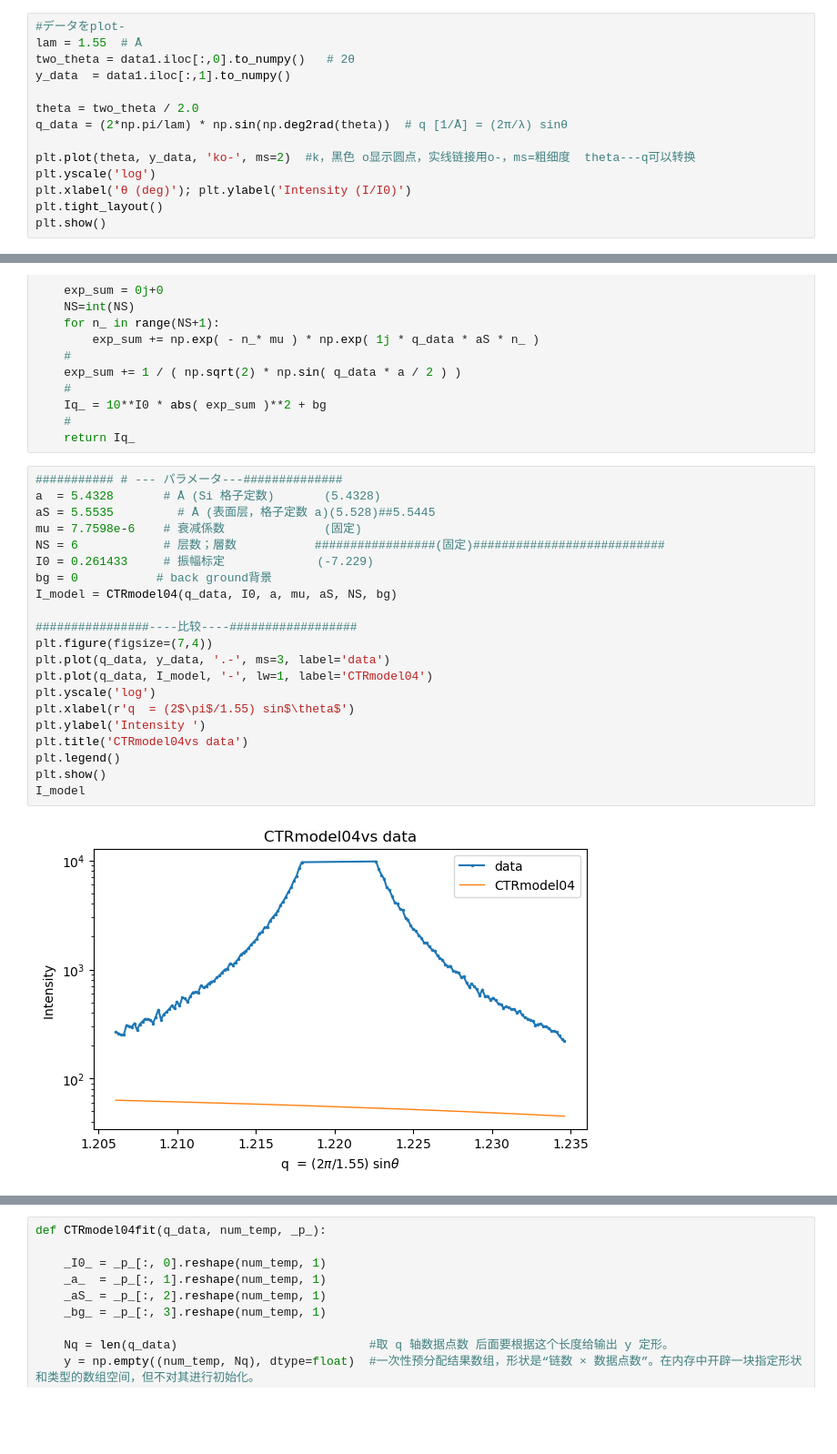
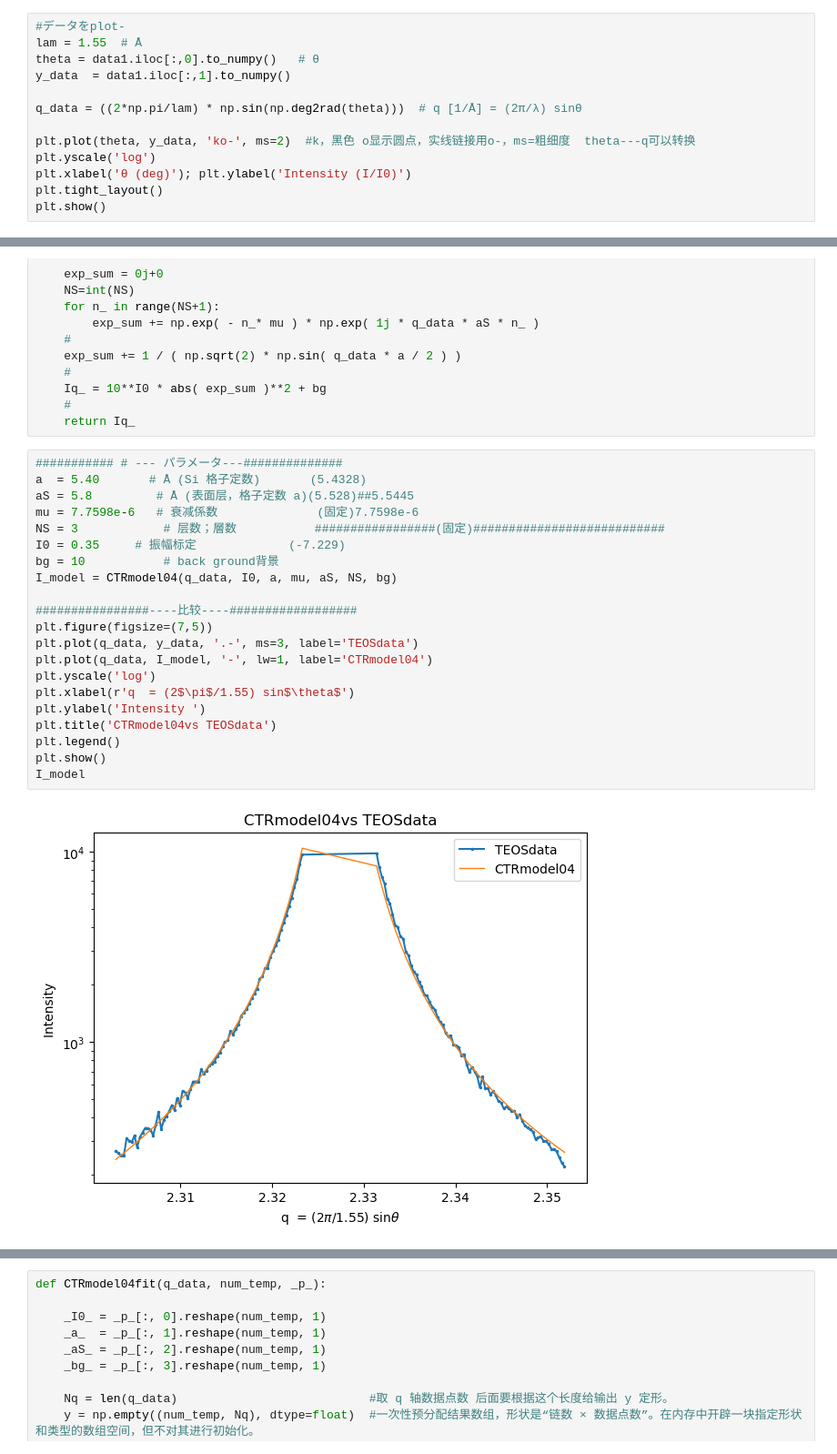
Before and after one commit to dzxdw-png/Abayesfit_Ding, a Jupyter notebook: PyFit_Ding_ns06_TEOSv01.ipynb, the cells around one changed output, grey strips where cells are left out. Shown at 91% size. Saved outputs shown, nothing was run; the diff lists cells and outputs as text; blank space fills up the shorter version.

```diff
--- a/PyFit_Ding_ns06_TEOSv01.ipynb
+++ b/PyFit_Ding_ns06_TEOSv01.ipynb
@@ -35,11 +35,10 @@ data1
 # %%
 #データをplot-
 lam = 1.55  # Å
-two_theta = data1.iloc[:,0].to_numpy()   # 2θ
+theta = data1.iloc[:,0].to_numpy()   # θ
 y_data  = data1.iloc[:,1].to_numpy()
 
-theta = two_theta / 2.0
-q_data = (2*np.pi/lam) * np.sin(np.deg2rad(theta))  # q [1/Å] = (2π/λ) sinθ
+q_data = ((2*np.pi/lam) * np.sin(np.deg2rad(theta)))  # q [1/Å] = (2π/λ) sinθ
 
 plt.plot(theta, y_data, 'ko-', ms=2)  #k，黑色 o显示圆点，实线链接用o-，ms=粗细度  theta---q可以转换
 plt.yscale('log')
@@ -101,24 +100,24 @@ def CTRmodel04( q_data, I0, a, mu, aS, NS ,bg):
     return Iq_
 # %%
 ########### # --- パラメータ---##############
-a  = 5.4328       # Å (Si 格子定数)       (5.4328)
-aS = 5.5535         # Å (表面层，格子定数 a)(5.528)##5.5445
-mu = 7.7598e-6    # 衰减係数              (固定)
-NS = 6            # 层数；層数           #################(固定)###########################
-I0 = 0.261433     # 振幅标定             (-7.229)
-bg = 0           # back ground背景
+a  = 5.40       # Å (Si 格子定数)       (5.4328)
+aS = 5.8         # Å (表面层，格子定数 a)(5.528)##5.5445
+mu = 7.7598e-6   # 衰减係数              (固定)7.7598e-6
+NS = 3            # 层数；層数           #################(固定)###########################
+I0 = 0.35     # 振幅标定             (-7.229)
+bg = 10           # back ground背景
 I_model = CTRmodel04(q_data, I0, a, mu, aS, NS, bg)
 
 ################----比较----##################
-plt.figure(figsize=(7,4))
-plt.plot(q_data, y_data, '.-', ms=3, label='data')
+plt.figure(figsize=(7,5))
+plt.plot(q_data, y_data, '.-', ms=3, label='TEOSdata')
 plt.plot(q_data, I_model, '-', lw=1, label='CTRmodel04')
 plt.yscale('log')
 plt.xlabel(r'q  = (2$\pi$/1.55) sin$\theta$')
 plt.ylabel('Intensity ')
-plt.title('CTRmodel04vs data')
+plt.title('CTRmodel04vs TEOSdata')
 plt.legend()
 plt.show()
 I_model
 # %% [output]
-[figure, old version]
+[figure, new version]
```
Also changed, not shown: parts of 2 cells of this notebook.
